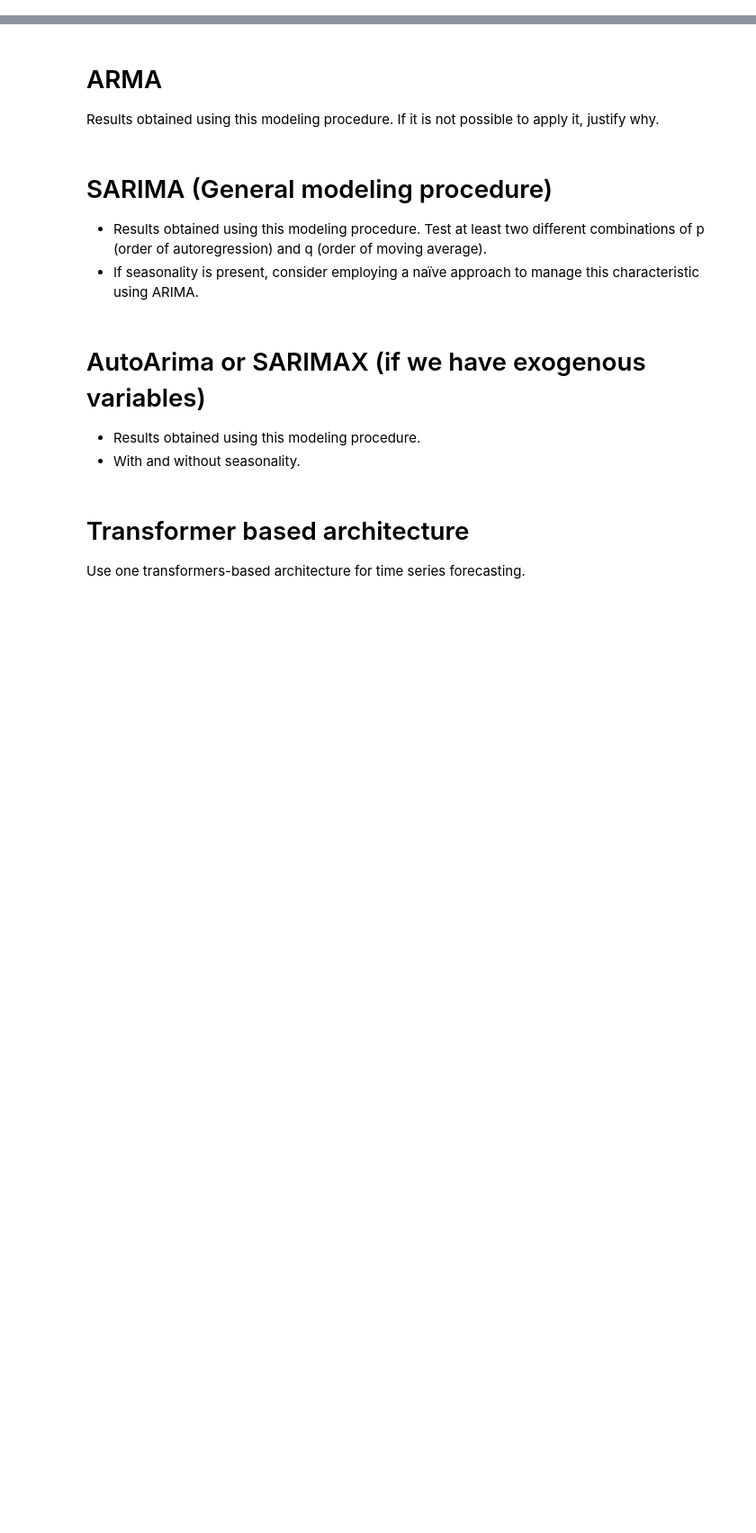
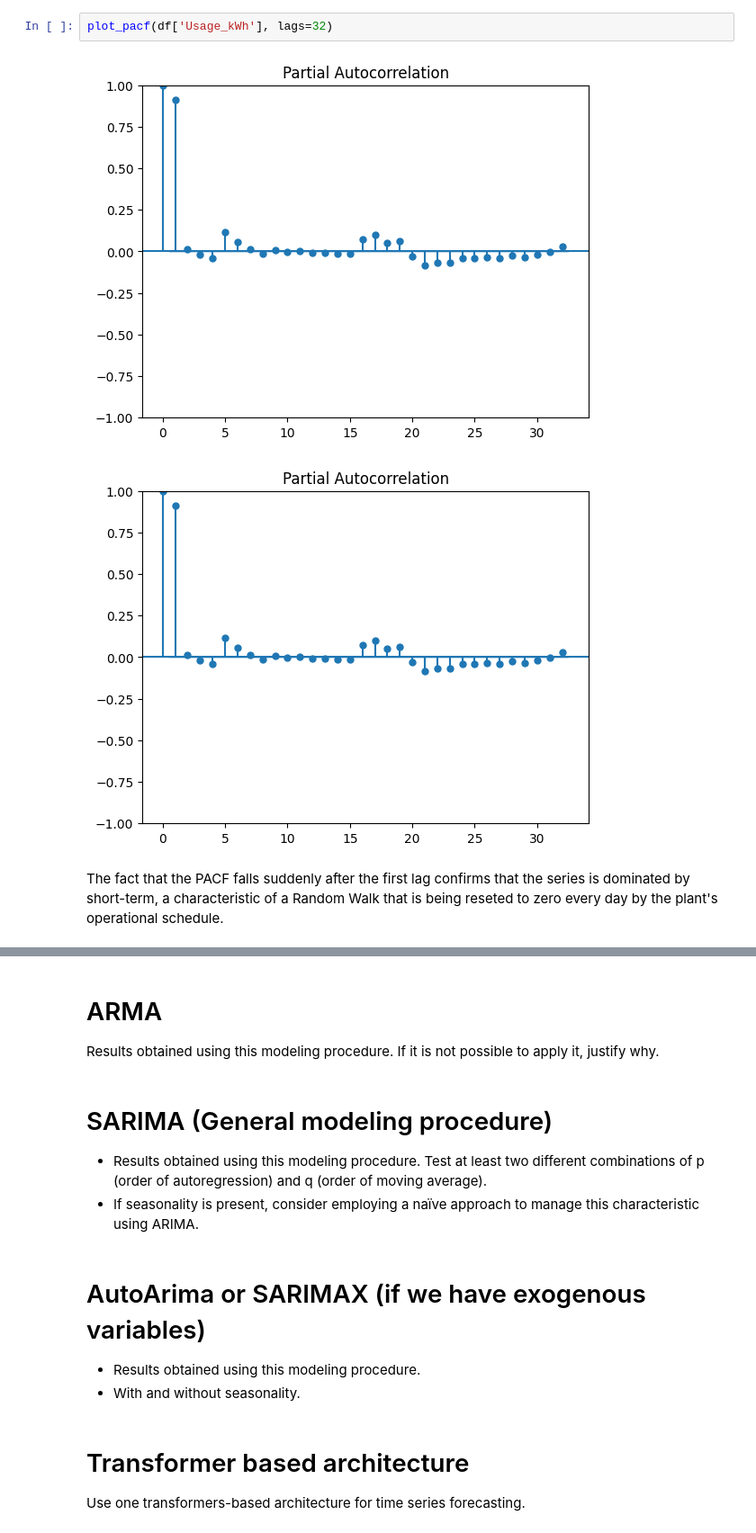
Before and after one commit to DiegoLopezAroca/Multivariate-Time-Series-Forecasting-of-Energy-Consumption-in-the-Steel-Industry, a Jupyter notebook: Advanced_ML_D2_2.ipynb, the cells around one changed output, grey strips where cells are left out. Shown at 90% size. Saved outputs shown, nothing was run; the diff lists cells and outputs as text; blank space fills up the shorter version.

```diff
--- a/Advanced_ML_D2_2.ipynb
+++ b/Advanced_ML_D2_2.ipynb
@@ -34,0 +84,7 @@ techniques to determine the presence of trends, seasonality, and residuals.
+# %%
+plot_pacf(df['Usage_kWh'], lags=32)
+# %% [output]
+[figure, added]
+[figure, added]
+# %% [markdown]
+The fact that the PACF falls suddenly after the first lag confirms that the series is dominated by short-term, a characteristic of a Random Walk that is being reseted to zero every day by the plant's operational schedule.
```
Also changed, not shown: parts of 20 cells of this notebook.
